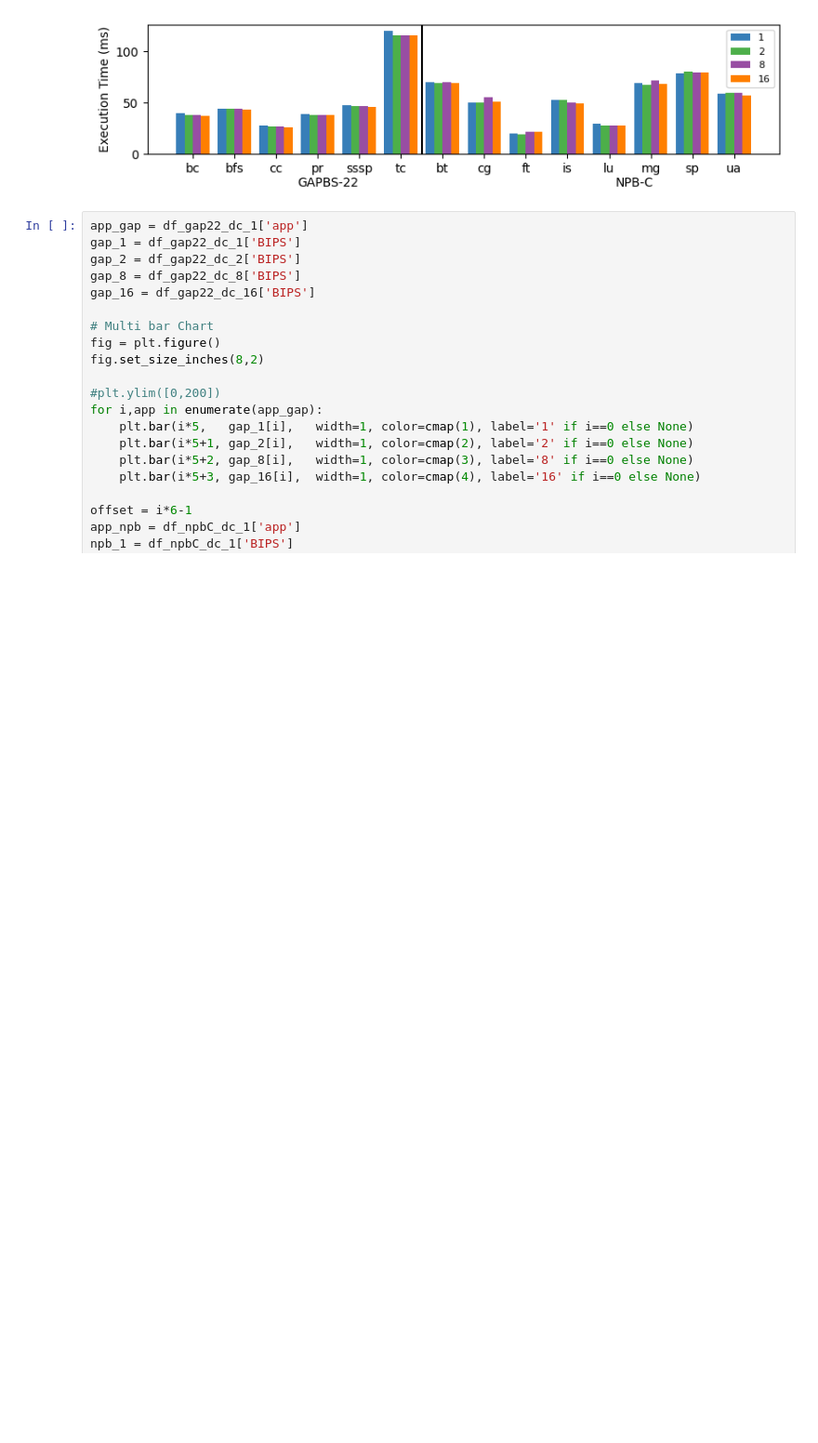
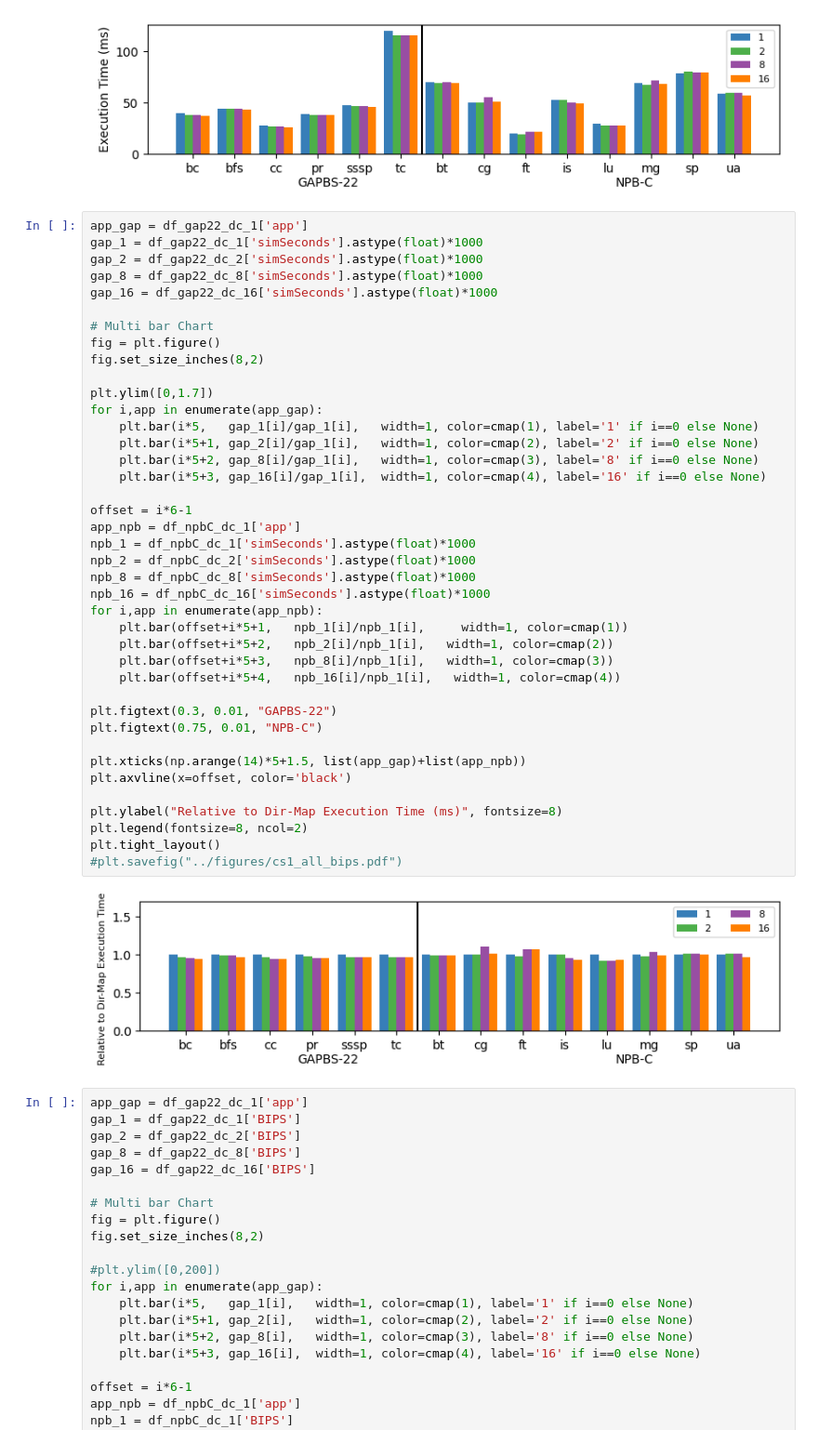
Before and after one commit to darchr/dramCacheController, a Jupyter notebook: set-associative-data-plots.ipynb, the cells around one changed output. Shown at 93% size. Drawn from its saved outputs; the diff is of its cells as text; blank space fills up the shorter version.

Commit message:
data plots

```diff
--- a/set-associative-data-plots.ipynb
+++ b/set-associative-data-plots.ipynb
@@ -313,6 +271,48 @@ plt.tight_layout()
 #plt.savefig("../figures/cs1_all_bips.pdf")
 # %% [output]
 [figure]
+# %%
+app_gap = df_gap22_dc_1['app']
+gap_1 = df_gap22_dc_1['simSeconds'].astype(float)*1000
+gap_2 = df_gap22_dc_2['simSeconds'].astype(float)*1000
+gap_8 = df_gap22_dc_8['simSeconds'].astype(float)*1000
+gap_16 = df_gap22_dc_16['simSeconds'].astype(float)*1000
+
+# Multi bar Chart
+fig = plt.figure()
+fig.set_size_inches(8,2)
+
+plt.ylim([0,1.7])
+for i,app in enumerate(app_gap):
+    plt.bar(i*5,   gap_1[i]/gap_1[i],   width=1, color=cmap(1), label='1' if i==0 else None)
+    plt.bar(i*5+1, gap_2[i]/gap_1[i],   width=1, color=cmap(2), label='2' if i==0 else None)
+    plt.bar(i*5+2, gap_8[i]/gap_1[i],   width=1, color=cmap(3), label='8' if i==0 else None)
+    plt.bar(i*5+3, gap_16[i]/gap_1[i],  width=1, color=cmap(4), label='16' if i==0 else None)
+
+offset = i*6-1
+app_npb = df_npbC_dc_1['app']
+npb_1 = df_npbC_dc_1['simSeconds'].astype(float)*1000
+npb_2 = df_npbC_dc_2['simSeconds'].astype(float)*1000
+npb_8 = df_npbC_dc_8['simSeconds'].astype(float)*1000
+npb_16 = df_npbC_dc_16['simSeconds'].astype(float)*1000
+for i,app in enumerate(app_npb):
+    plt.bar(offset+i*5+1,   npb_1[i]/npb_1[i],     width=1, color=cmap(1))
+    plt.bar(offset+i*5+2,   npb_2[i]/npb_1[i],   width=1, color=cmap(2))
+    plt.bar(offset+i*5+3,   npb_8[i]/npb_1[i],   width=1, color=cmap(3))
+    plt.bar(offset+i*5+4,   npb_16[i]/npb_1[i],   width=1, color=cmap(4))
+
+plt.figtext(0.3, 0.01, "GAPBS-22")
+plt.figtext(0.75, 0.01, "NPB-C")
+
+plt.xticks(np.arange(14)*5+1.5, list(app_gap)+list(app_npb))
+plt.axvline(x=offset, color='black')
+
+plt.ylabel("Relative to Dir-Map Execution Time (ms)", fontsize=8)
+plt.legend(fontsize=8, ncol=2)
+plt.tight_layout()
+#plt.savefig("../figures/cs1_all_bips.pdf")
+# %% [output]
+[figure, added]
 # %%
 app_gap = df_gap22_dc_1['app']
 gap_1 = df_gap22_dc_1['BIPS']
```
Also changed, not shown: parts of 1 cell of this notebook.
